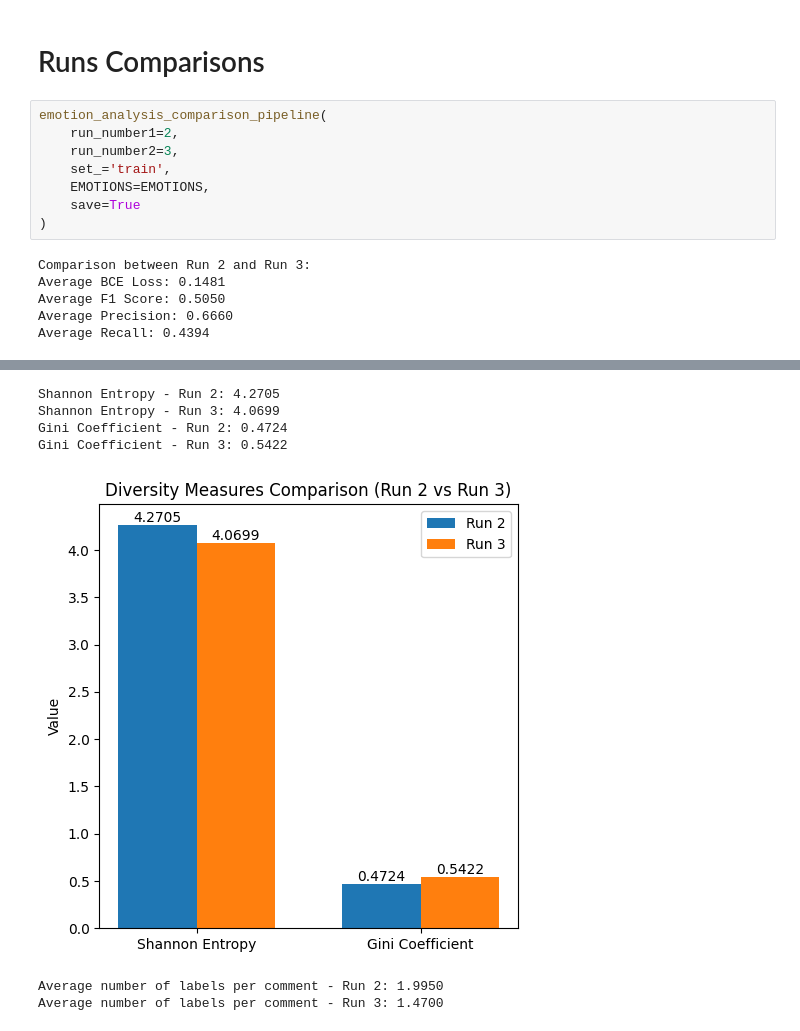
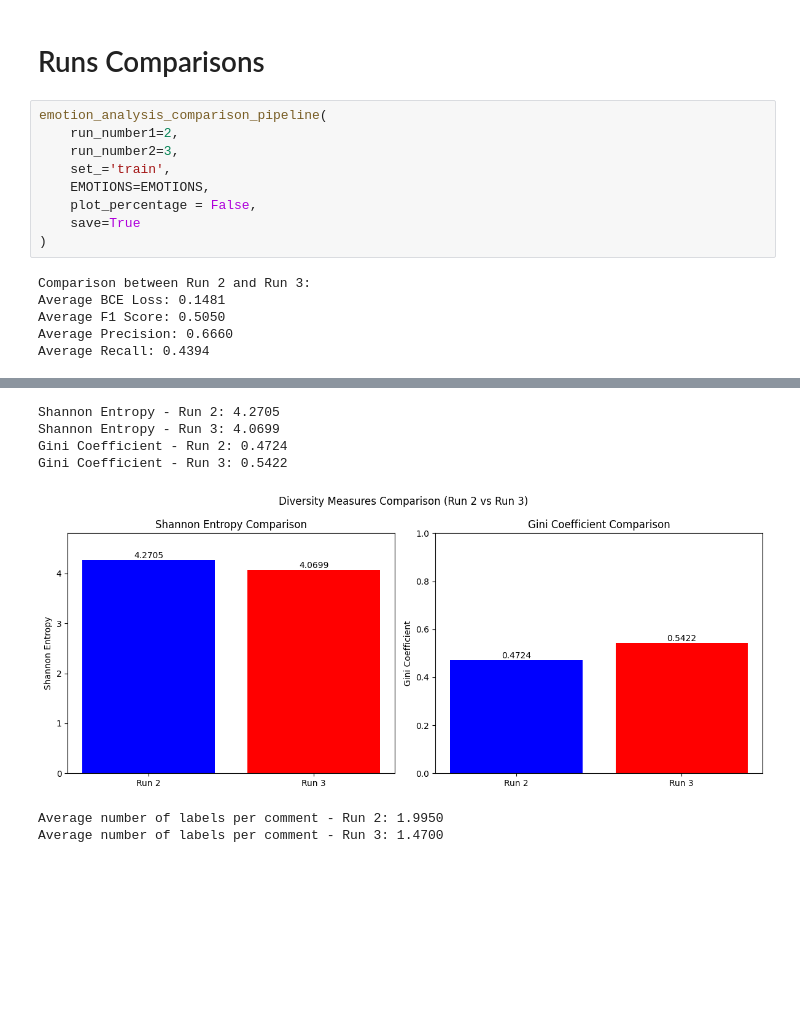
Before and after one commit to AminMohamed-3/LEGO, a Jupyter notebook: cleaning/analysis.ipynb, the cells around one changed output, grey strips where cells are left out. Saved outputs shown, nothing was run; the diff lists cells and outputs as text; blank space fills up the shorter version.

Commit message:
improve visualizations

```diff
--- a/cleaning/analysis.ipynb
+++ b/cleaning/analysis.ipynb
@@ -51,6 +51,7 @@ emotion_analysis_comparison_pipeline(
     run_number2=3,
     set_='train',
     EMOTIONS=EMOTIONS,
+    plot_percentage = False,
     save=True
 )
 # %% [output]
@@ -63,9 +64,9 @@ Average Recall: 0.4394
 [figure]
 [figure]
 Shannon Entropy - Run 2: 4.2705
 Shannon Entropy - Run 3: 4.0699
 Gini Coefficient - Run 2: 0.4724
 Gini Coefficient - Run 3: 0.5422
-[figure, old version]
+[figure, new version]
 Average number of labels per comment - Run 2: 1.9950
 Average number of labels per comment - Run 3: 1.4700
```
Also changed, not shown: parts of 1 cell of this notebook, 2 other files.
